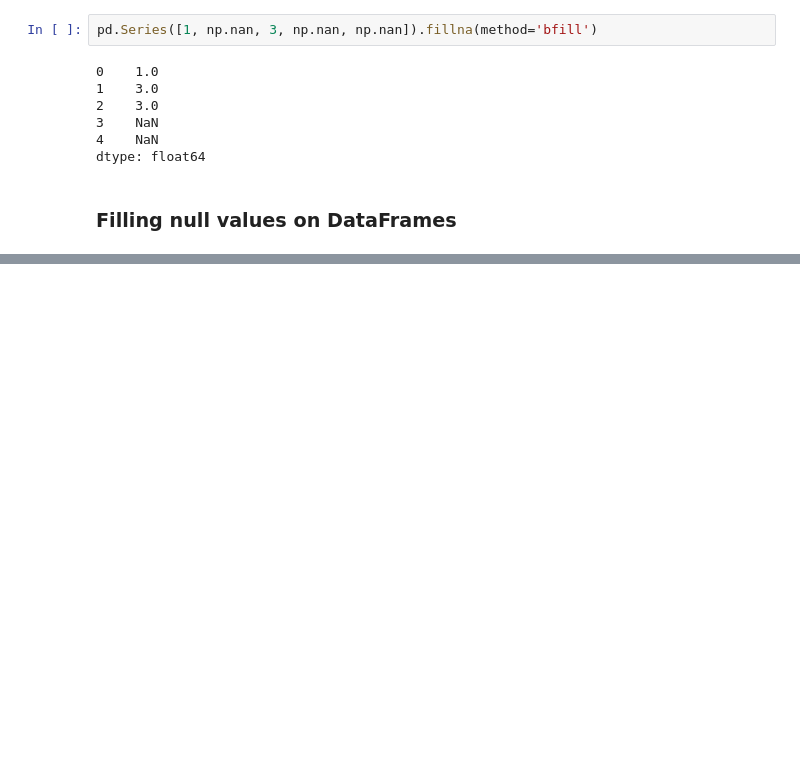
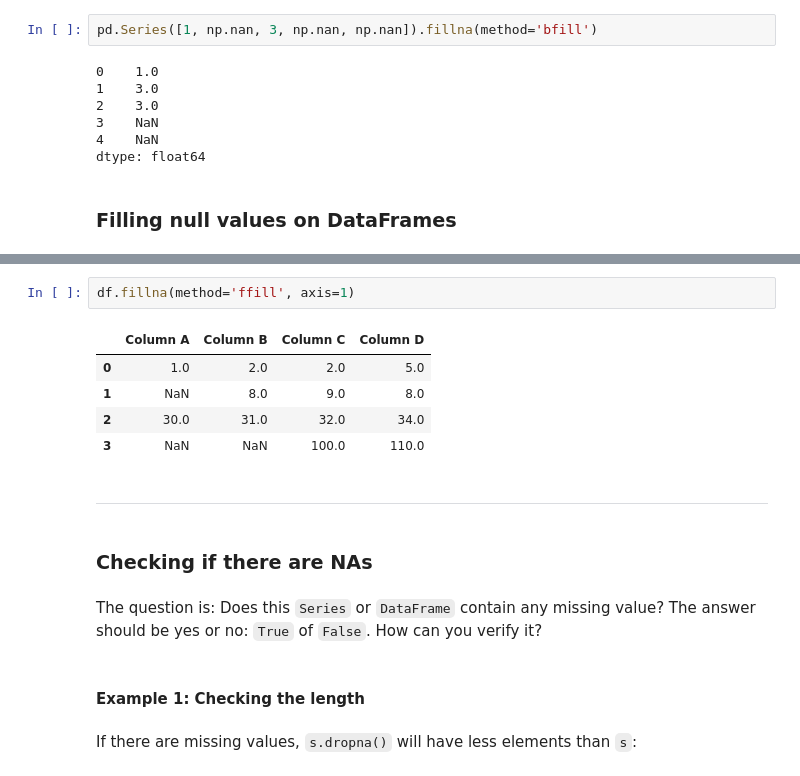
Before and after one commit to DaveHigs/ds-learning, a Jupyter notebook: ds_learning/Missing-Data-Pandas.ipynb, the cells around one changed output, grey strips where cells are left out. Drawn from its saved outputs; the diff is of its cells as text; blank space fills up the shorter version.

```diff
--- a/ds_learning/Missing-Data-Pandas.ipynb
+++ b/ds_learning/Missing-Data-Pandas.ipynb
@@ -346,0 +373,18 @@ dtype: float64
+# %%
+df.fillna(method='ffill', axis=1)
+# %% [output]
+|  | Column A | Column B | Column C | Column D |
+| 0 | 1.0 | 2.0 | 2.0 | 5.0 |
+| 1 | NaN | 8.0 | 9.0 | 8.0 |
+| 2 | 30.0 | 31.0 | 32.0 | 34.0 |
+| 3 | NaN | NaN | 100.0 | 110.0 |
+# %% [markdown]
+<hr style='border: 3px solid SlateGray'></hr>
+# %% [markdown]
+### Checking if there are NAs
+# %% [markdown]
+The question is: Does this `Series` or `DataFrame` contain any missing value? The answer should be yes or no: `True` of `False`. How can you verify it?
+# %% [markdown]
+#### **Example 1: Checking the length**
+# %% [markdown]
+If there are missing values, `s.dropna()` will have less elements than `s`:
```
Also changed, not shown: parts of 26 cells of this notebook.
